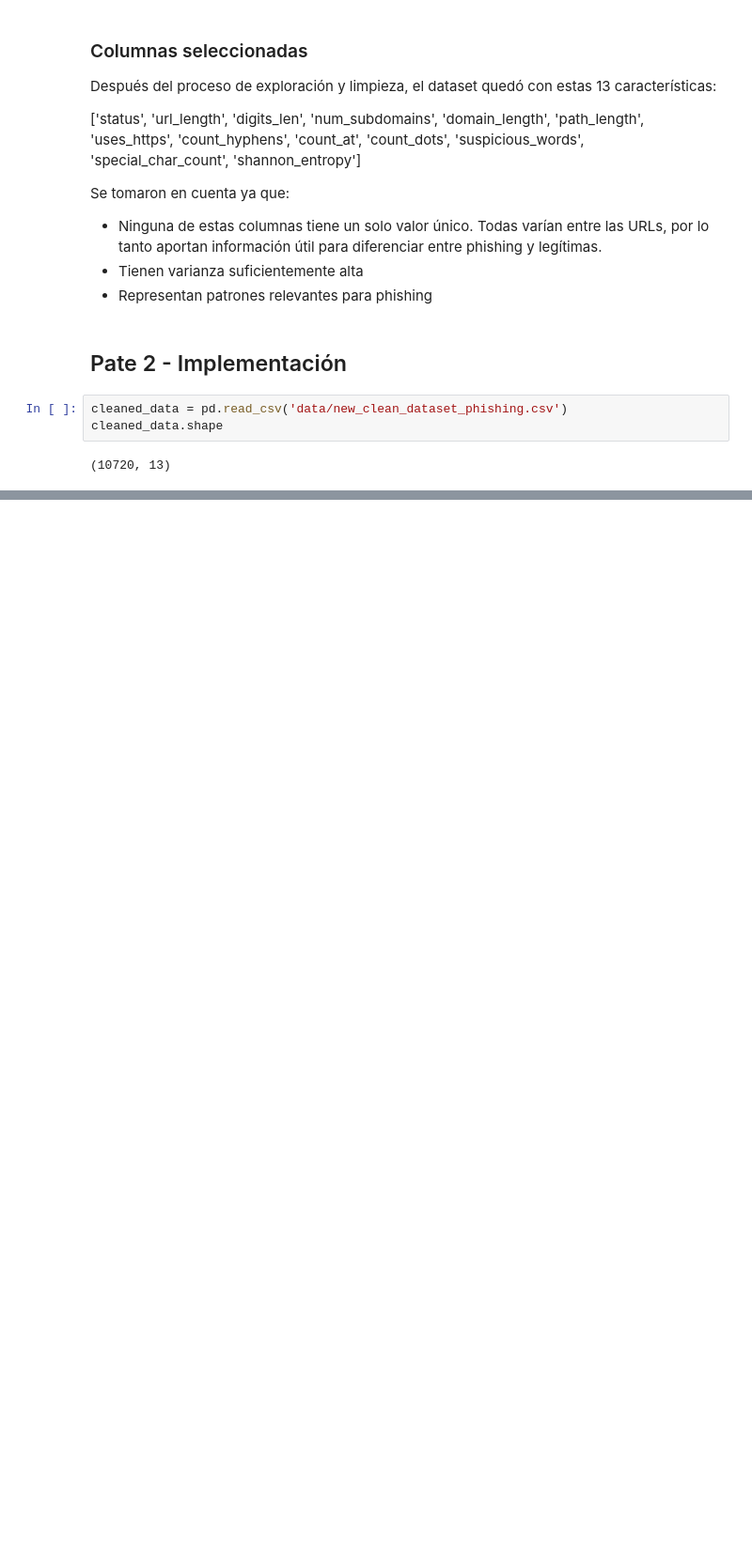
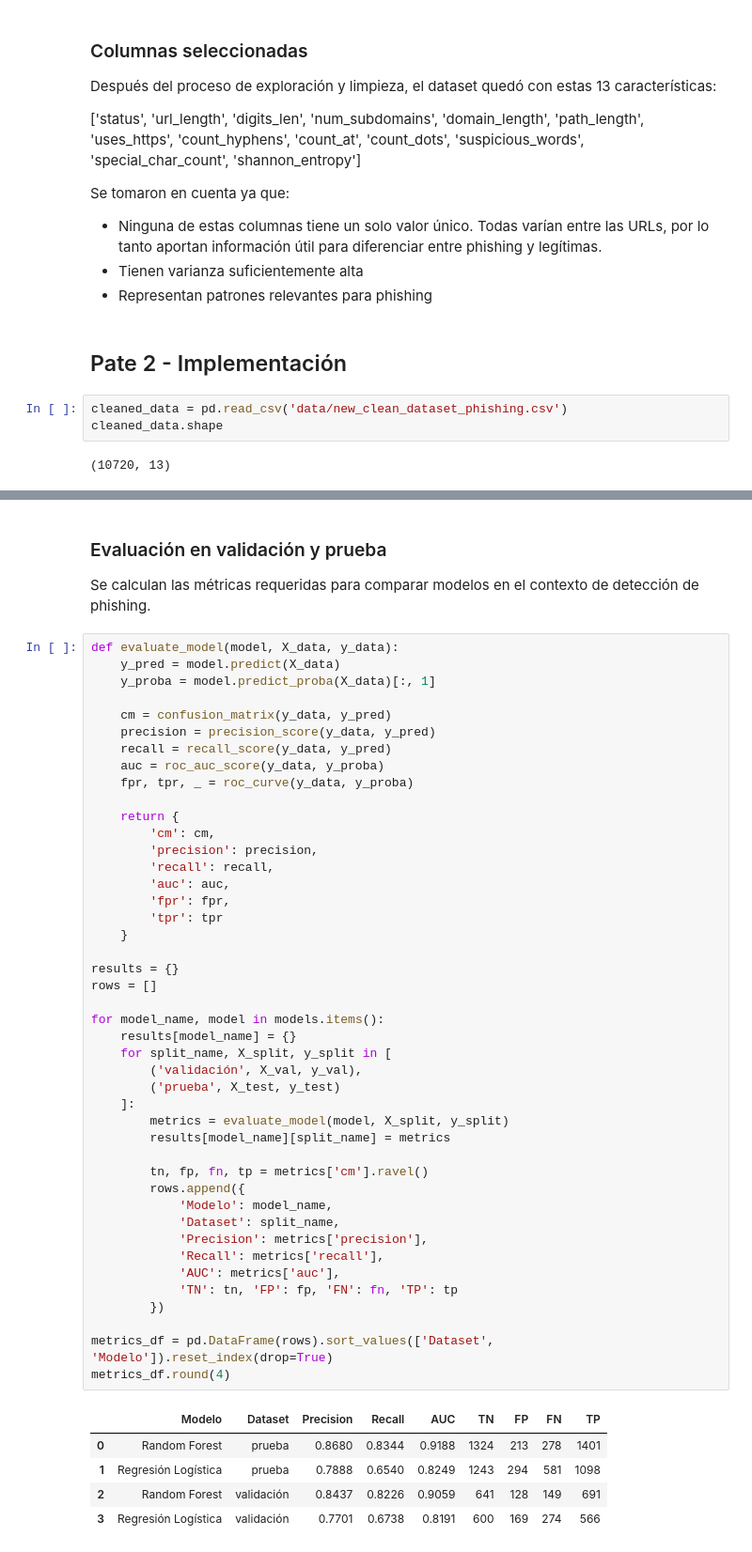
Before and after one commit to josuemj/phising-detection-lab, a Jupyter notebook: analysis.ipynb, the cells around one changed output, grey strips where cells are left out. Shown at 94% size. Drawn from its saved outputs; the diff is of its cells as text; blank space fills up the shorter version.

```diff
--- a/analysis.ipynb
+++ b/analysis.ipynb
@@ -383,0 +487,53 @@ cleaned_data.shape
+# %% [markdown]
+### Evaluación en validación y prueba
+Se calculan las métricas requeridas para comparar modelos en el contexto de detección de phishing.
+# %%
+def evaluate_model(model, X_data, y_data):
+    y_pred = model.predict(X_data)
+    y_proba = model.predict_proba(X_data)[:, 1]
+
+    cm = confusion_matrix(y_data, y_pred)
+    precision = precision_score(y_data, y_pred)
+    recall = recall_score(y_data, y_pred)
+    auc = roc_auc_score(y_data, y_proba)
+    fpr, tpr, _ = roc_curve(y_data, y_proba)
+
+    return {
+        'cm': cm,
+        'precision': precision,
+        'recall': recall,
+        'auc': auc,
+        'fpr': fpr,
+        'tpr': tpr
+    }
+
+results = {}
+rows = []
+
+for model_name, model in models.items():
+    results[model_name] = {}
+    for split_name, X_split, y_split in [
+        ('validación', X_val, y_val),
+        ('prueba', X_test, y_test)
+    ]:
+        metrics = evaluate_model(model, X_split, y_split)
+        results[model_name][split_name] = metrics
+
+        tn, fp, fn, tp = metrics['cm'].ravel()
+        rows.append({
+            'Modelo': model_name,
+            'Dataset': split_name,
+            'Precision': metrics['precision'],
+            'Recall': metrics['recall'],
+            'AUC': metrics['auc'],
+            'TN': tn, 'FP': fp, 'FN': fn, 'TP': tp
+        })
+
+metrics_df = pd.DataFrame(rows).sort_values(['Dataset', 'Modelo']).reset_index(drop=True)
+metrics_df.round(4)
+# %% [output]
+|  | Modelo | Dataset | Precision | Recall | AUC | TN | FP | FN | TP |
+| 0 | Random Forest | prueba | 0.8680 | 0.8344 | 0.9188 | 1324 | 213 | 278 | 1401 |
+| 1 | Regresión Logística | prueba | 0.7888 | 0.6540 | 0.8249 | 1243 | 294 | 581 | 1098 |
+| 2 | Random Forest | validación | 0.8437 | 0.8226 | 0.9059 | 641 | 128 | 149 | 691 |
+| 3 | Regresión Logística | validación | 0.7701 | 0.6738 | 0.8191 | 600 | 169 | 274 | 566 |
```
Also changed, not shown: parts of 16 cells of this notebook.
